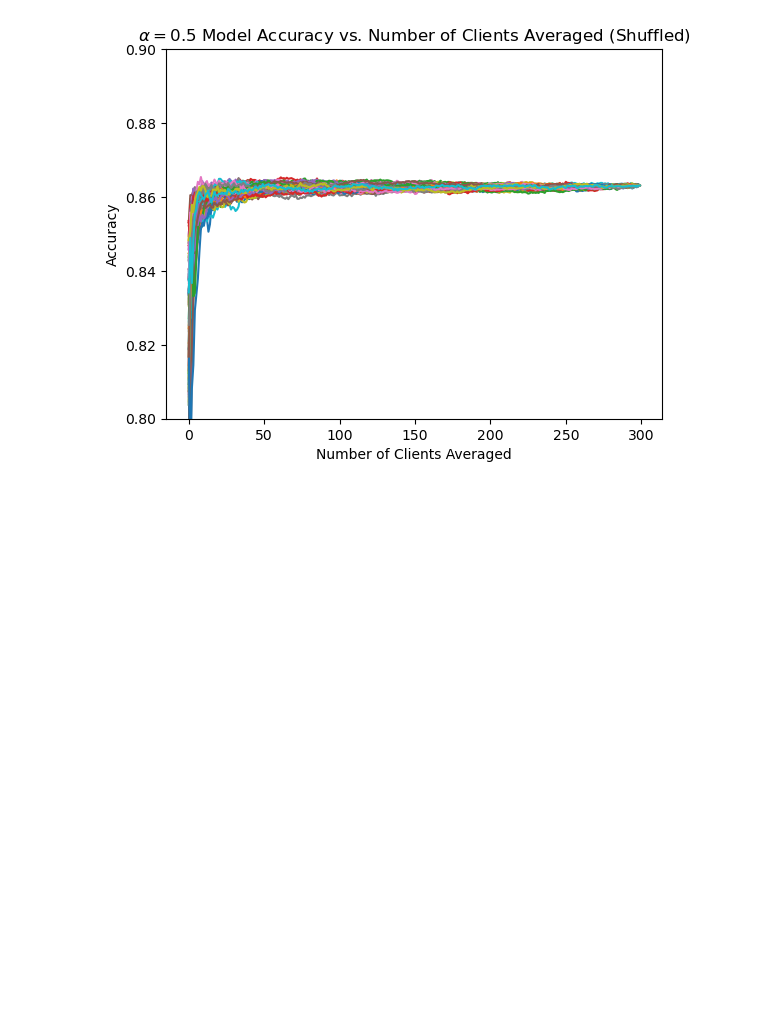
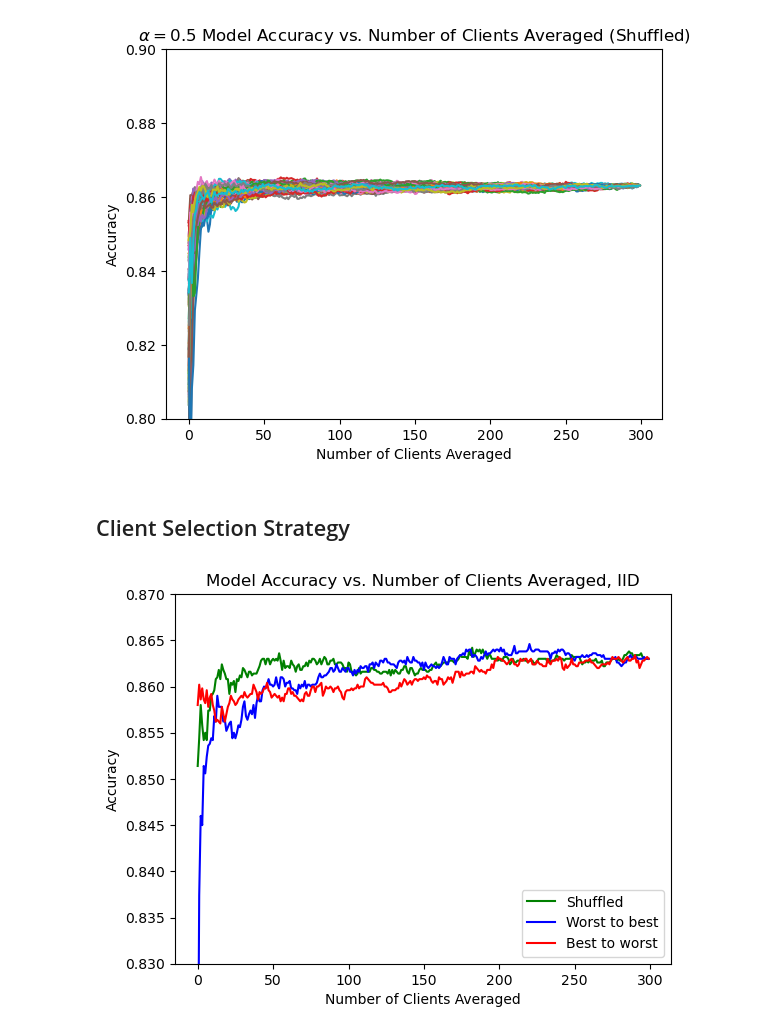
Before and after one commit to Gabe-Thomp/ntk-dfl, a Jupyter notebook: notebooks/plotting.ipynb, the cells around one changed output. Saved outputs shown, nothing was run; the diff lists cells and outputs as text; code cells hidden in the pictures; blank space fills up the shorter version.

```diff
--- a/notebooks/plotting.ipynb
+++ b/notebooks/plotting.ipynb
@@ -442,3 +429,5 @@ for i in range(100):
     # plt.show()
 # %% [output]
 [figure]
+# %% [markdown]
+## Client Selection Strategy
@@ -444,0 +455,36 @@ for i in range(100):
+# %%
+def sort_clients(rec, config, logger, val_images, val_labels, test_images, test_labels, title=None, save_path=None, y_lim = (0.83, 0.870)):
+    client_models = rec["models"]
+    val_accs = np.array([accuracy_with_output(client_model(val_images), val_labels) for client_model in client_models.values()])
+    # Sort clients based on validation accuracy in descending order
+    sorted_clients = np.argsort(val_accs)[::-1]
+    # Shuffled
+    plt.plot(_get_acc_vs_avg(rec, config, logger, max_num=300,
+                            averaging_order=None,  test_data=[test_images, test_labels], shuffle=True), label="Shuffled", color="green")
+
+    # Sorted from worst to best
+    plt.plot(_get_acc_vs_avg(rec, config, logger, max_num=300,
+                    averaging_order=sorted_clients[::-1], test_data=[test_images, test_labels], shuffle=False), label="Worst to best", color="blue")
+
+    # Sorted from best to worst
+    plt.plot(_get_acc_vs_avg(rec, config, logger, max_num=300,
+                    averaging_order=sorted_clients, test_data=[test_images, test_labels], shuffle=False), label="Best to worst", color="red")
+
+
+    plt.title(title)
+    plt.xlabel("Number of Clients Averaged")
+    plt.ylabel("Accuracy")
+    plt.ylim(*y_lim)
+    plt.legend()
+
+    if save_path is not None:
+        plt.savefig(save_path)
+
+    plt.show()
+# %%
+rec_num = 0
+rec = recs[rec_num]
+title = r"Model Accuracy vs. Number of Clients Averaged, IID"
+sort_clients(rec, config, logger, val_images, val_labels, test_images, test_labels, title=title)
+# %% [output]
+[figure, added]
```
Also changed, not shown: parts of 12 cells of this notebook, 9 other files.
